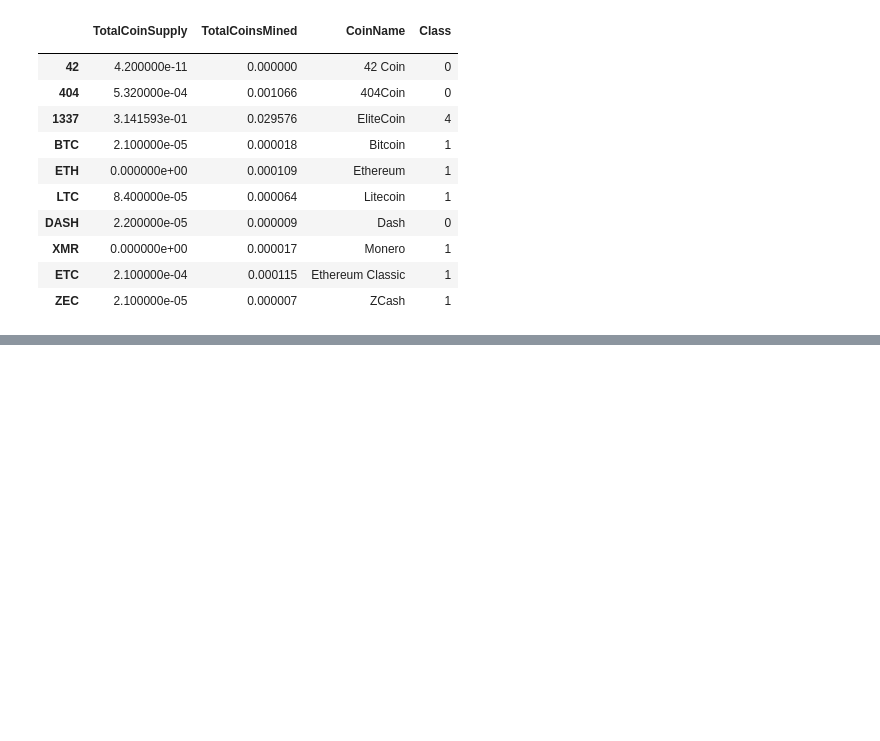
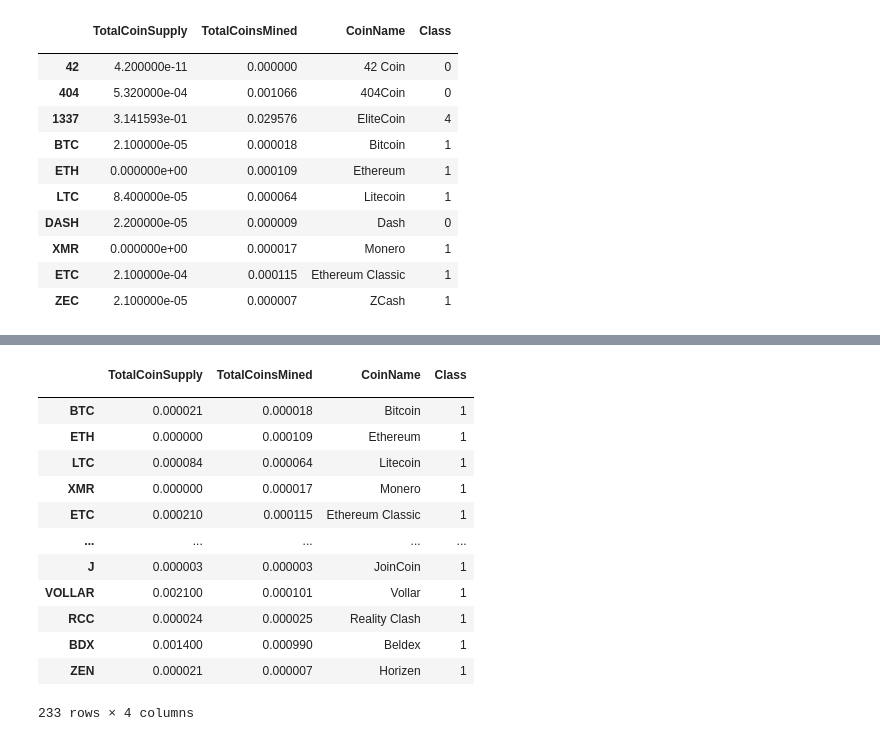
Before and after one commit to willmino/Cryptocurrencies, a Jupyter notebook: crypto_clustering.ipynb, the cells around one changed output, grey strips where cells are left out. Drawn from its saved outputs; the diff is of its cells as text; code cells hidden in the pictures; blank space fills up the shorter version.

```diff
--- a/crypto_clustering.ipynb
+++ b/crypto_clustering.ipynb
@@ -345,0 +363,17 @@ new_dataframe.hvplot.scatter(x='TotalCoinsMined', y='TotalCoinSupply',by='Class'
+# %%
+new_dataframe.loc[new_dataframe["Class"]==1]
+# %% [output]
+|  | TotalCoinSupply | TotalCoinsMined | CoinName | Class |
+|  |  |  |  |  |
+| BTC | 0.000021 | 0.000018 | Bitcoin | 1 |
+| ETH | 0.000000 | 0.000109 | Ethereum | 1 |
+| LTC | 0.000084 | 0.000064 | Litecoin | 1 |
+| XMR | 0.000000 | 0.000017 | Monero | 1 |
+| ETC | 0.000210 | 0.000115 | Ethereum Classic | 1 |
+| ... | ... | ... | ... | ... |
+| J | 0.000003 | 0.000003 | JoinCoin | 1 |
+| VOLLAR | 0.002100 | 0.000101 | Vollar | 1 |
+| RCC | 0.000024 | 0.000025 | Reality Clash | 1 |
+| BDX | 0.001400 | 0.000990 | Beldex | 1 |
+| ZEN | 0.000021 | 0.000007 | Horizen | 1 |
+233 rows × 4 columns
```
Also changed, not shown: parts of 3 cells of this notebook, 2 other files.
